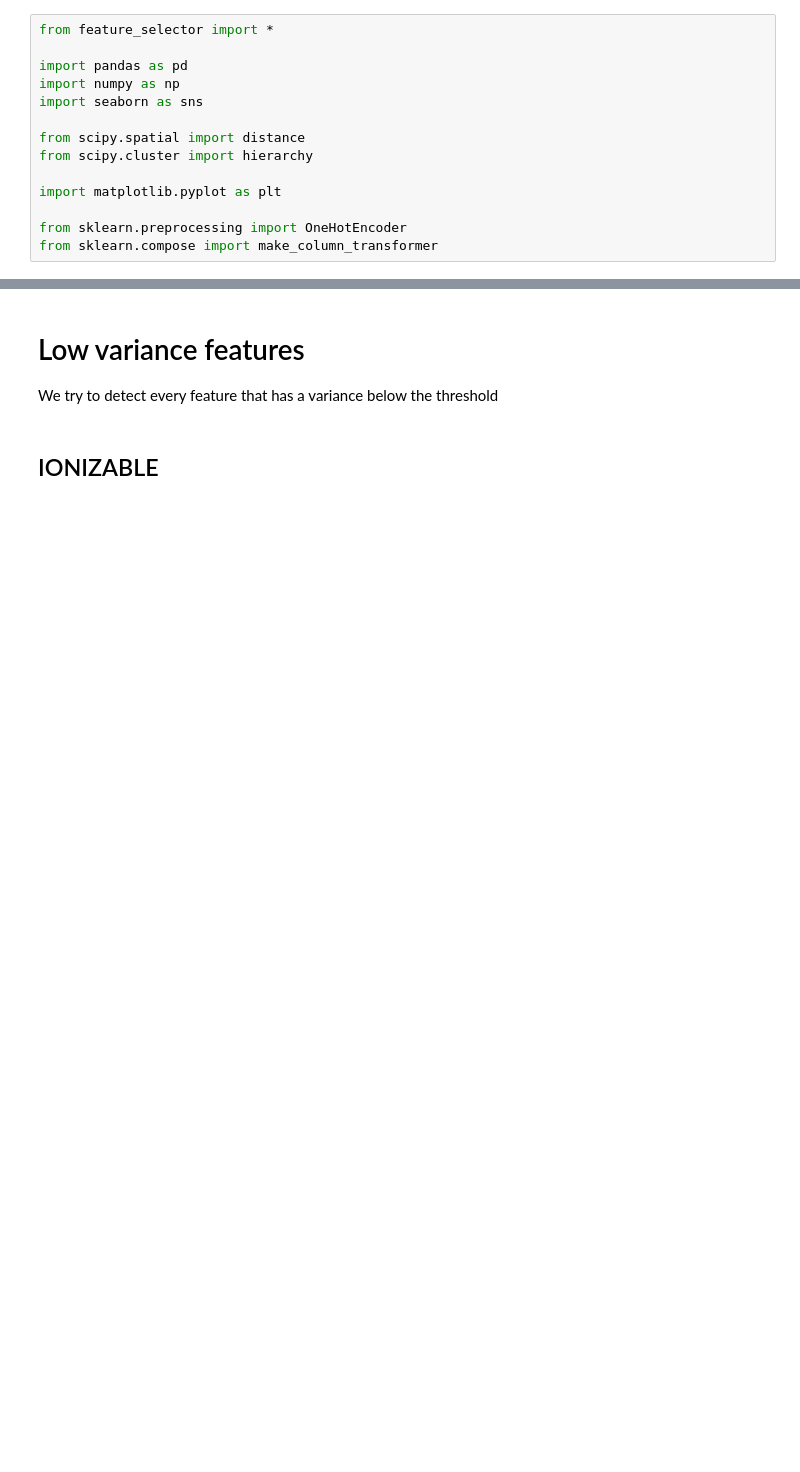
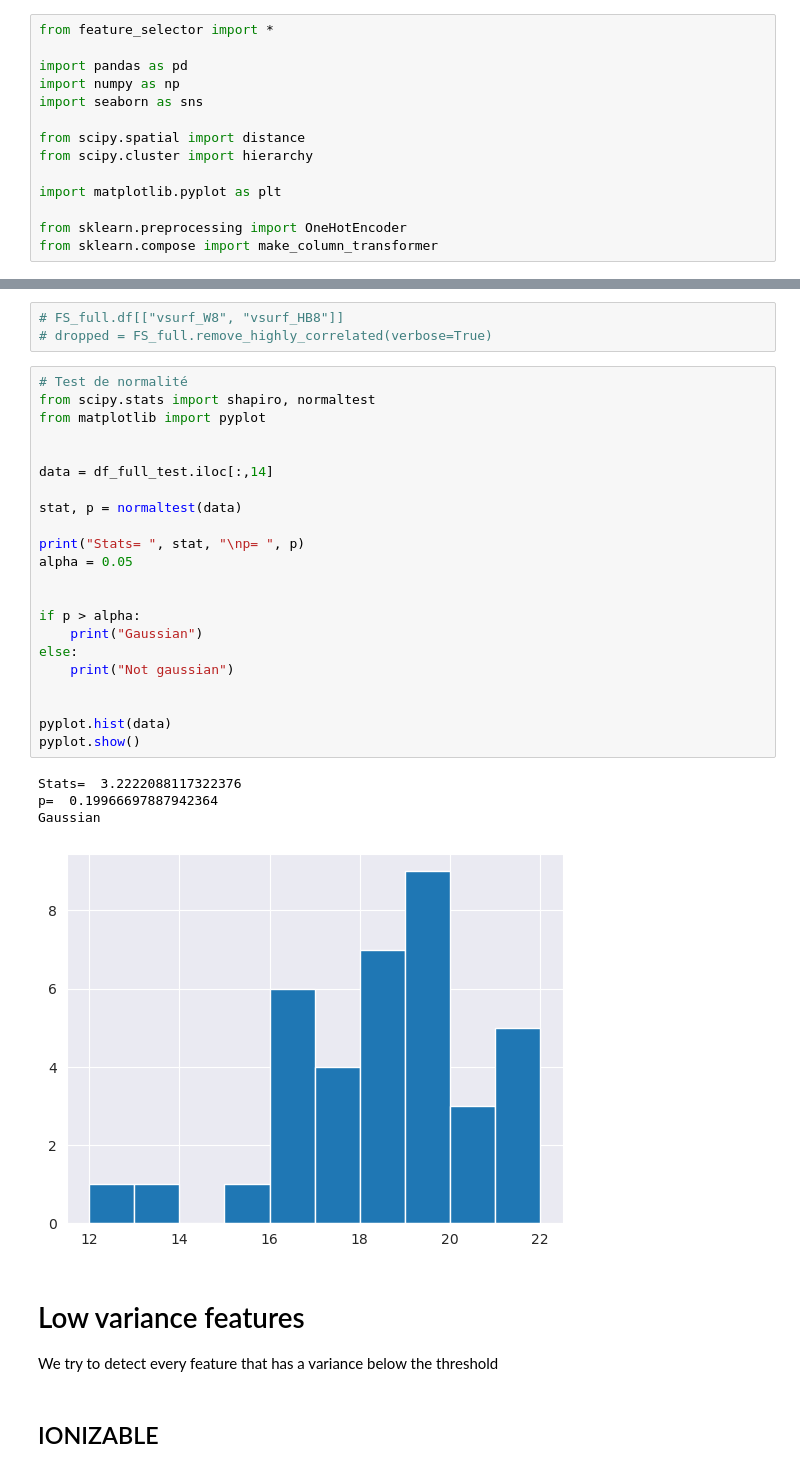
Before and after one commit to tahiri-lab/QSAR, a Jupyter notebook: code/preprocessing/feature_selection.ipynb, the cells around one changed output, grey strips where cells are left out. Saved outputs shown, nothing was run; the diff lists cells and outputs as text; blank space fills up the shorter version.

```diff
--- a/code/preprocessing/feature_selection.ipynb
+++ b/code/preprocessing/feature_selection.ipynb
@@ -79,3 +51,33 @@ g.map_offdiag(sns.regplot)
+# %%
+# FS_full.df[["vsurf_W8", "vsurf_HB8"]]
+# dropped = FS_full.remove_highly_correlated(verbose=True)
+# %%
+# Test de normalité
+from scipy.stats import shapiro, normaltest
+from matplotlib import pyplot
+
+
+data = df_full_test.iloc[:,14]
+
+stat, p = normaltest(data)
+
+print("Stats= ", stat, "\np= ", p)
+alpha = 0.05
+
+
+if p > alpha:
+    print("Gaussian")
+else:
+    print("Not gaussian")
+
+
+pyplot.hist(data)
+pyplot.show()
+# %% [output]
+Stats=  3.2222088117322376
+p=  0.19966697887942364
+Gaussian
+[figure, added]
 # %% [markdown]
 # Low variance features
 We try to detect every feature that has a variance below the threshold
```
Also changed, not shown: parts of 21 cells of this notebook, 1 other file.
